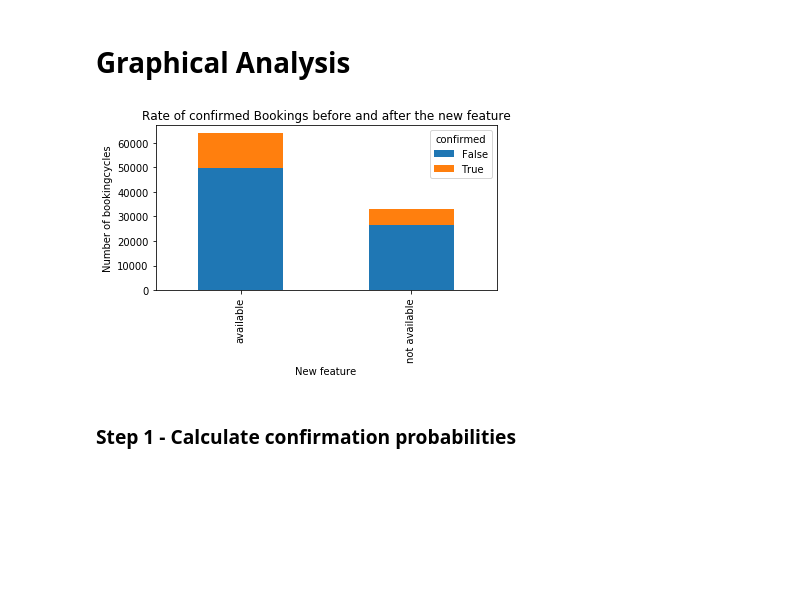
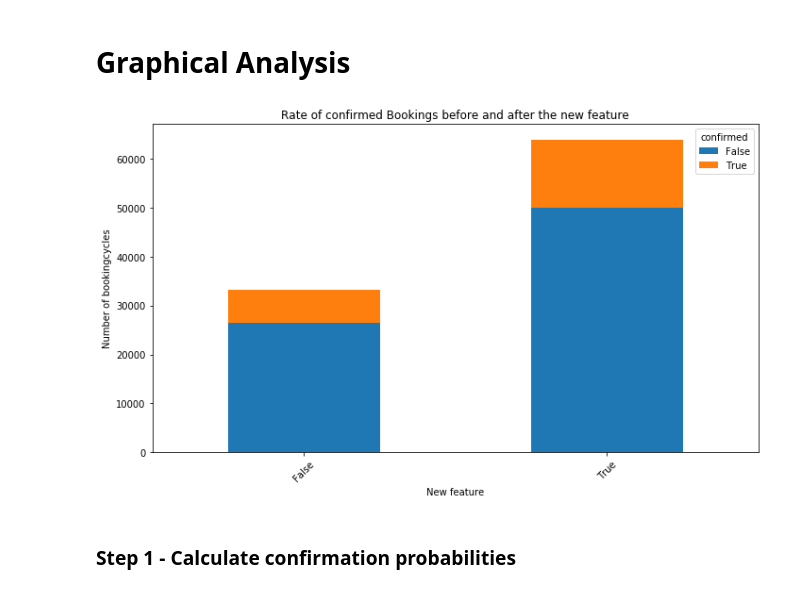
Before and after one commit to denmei/data-science-projects, a Jupyter notebook: AB-Test/AB-Test-Nb.ipynb, the cells around one changed output. Saved outputs shown, nothing was run; the diff lists cells and outputs as text; code cells hidden in the pictures; blank space fills up the shorter version.

Commit message:
unified plots.

```diff
--- a/AB-Test/AB-Test-Nb.ipynb
+++ b/AB-Test/AB-Test-Nb.ipynb
@@ -316,16 +318,17 @@ Metric: Number of completed bookings/Number of bookingcycles started
 # %%
 plot_cycles = booking_cycles
 plot_cycles['confirmed_x'] = plot_cycles.apply(lambda x: 'confirmed' if x['confirmed'] else 'not confirmed', axis=1)
 plot_cycles['new_feature'] = plot_cycles.apply(lambda x: 'available' if x['feature_available'] == True else 'not available', axis=1)
-#df2 = plot_cycles.groupby(['confirmed', 'new_feature'])['confirmed'].count().unstack('new_feature').fillna(0)
-#df2[['available', 'not available']].plot(kind='bar', stacked=True)
-ax = plot_cycles.groupby(['new_feature', 'confirmed']).size().unstack().plot(kind='bar', stacked=True)
+
+fig, ax = plt.subplots(figsize=(10,6))
+plot_cycles.groupby(['feature_available', 'confirmed']).size().unstack().plot(kind='bar', stacked=True, ax=ax)
 ax.set_xlabel('New feature')
 ax.set_ylabel('Number of bookingcycles')
 ax.set_title("Rate of confirmed Bookings before and after the new feature")
+ax.tick_params(axis='x', rotation=45)
 plt.tight_layout()
 # %% [output]
-[figure, old version]
+[figure, new version]
 # %% [markdown]
 ### Step 1 - Calculate confirmation probabilities
 # %%
```
Also changed, not shown: parts of 6 cells of this notebook.
